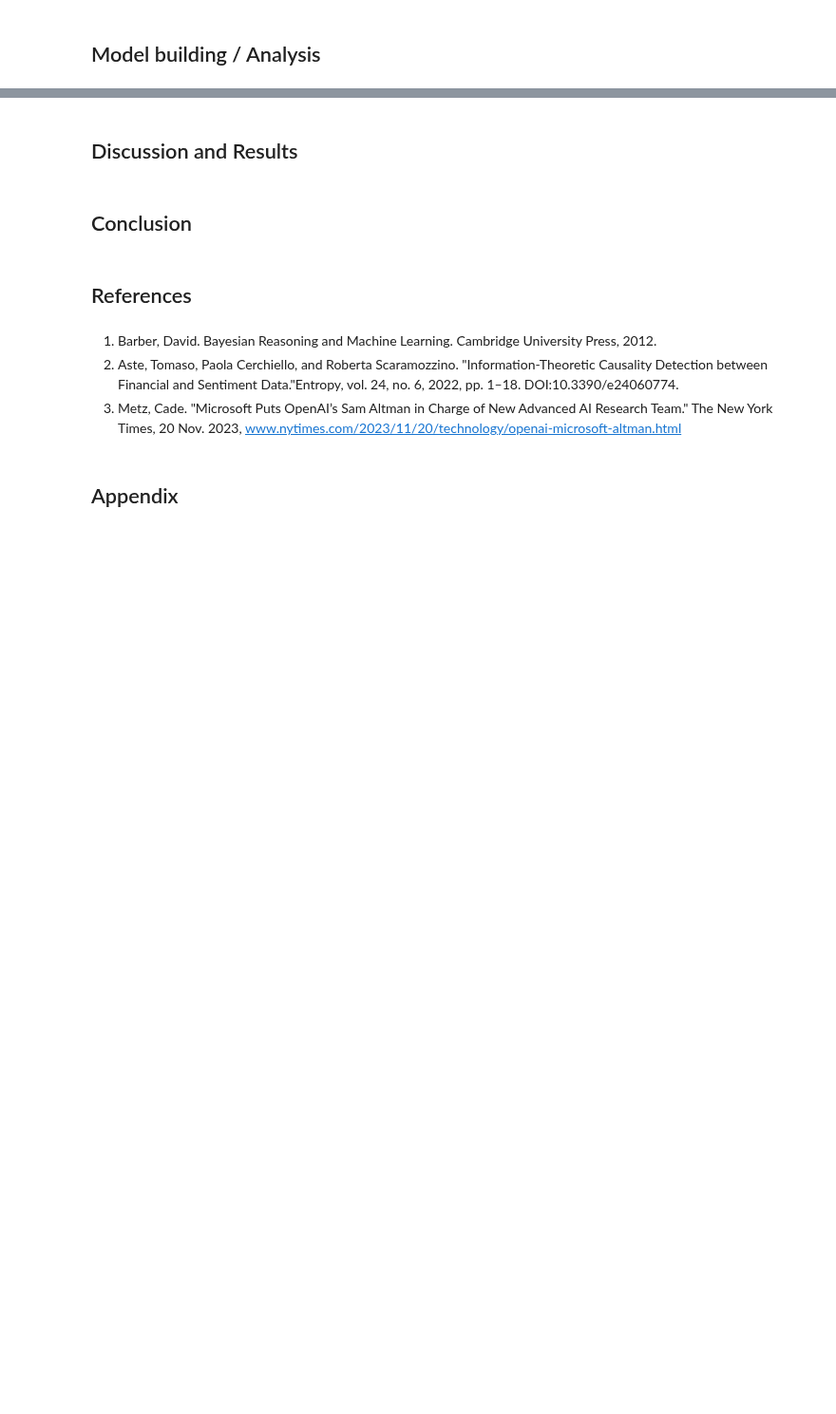
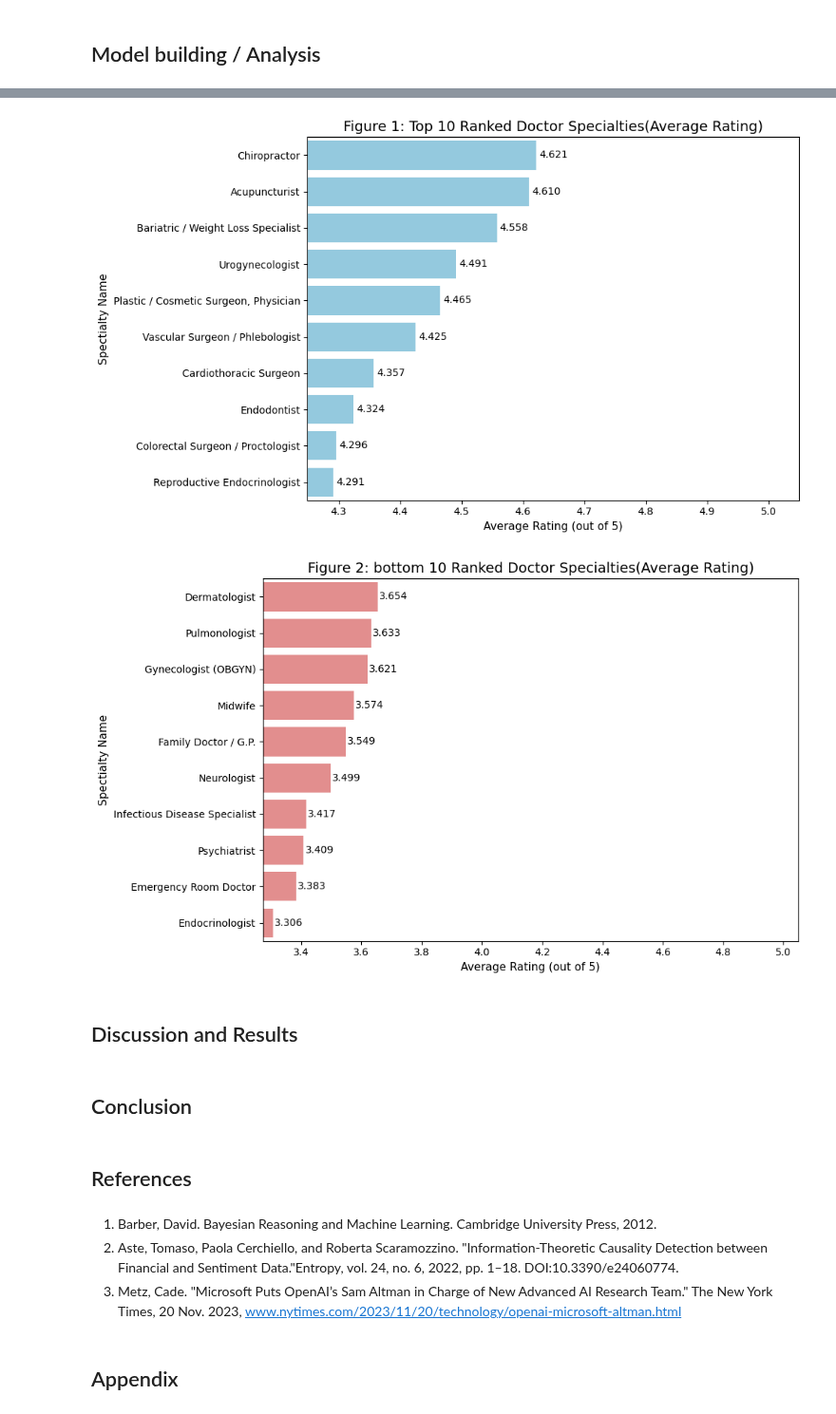
Before and after one commit to cis9650group7-boop/Group-7_Project1_HealthRateAnalysis, a Jupyter notebook: term_project_group7.ipynb, the cells around one changed output, grey strips where cells are left out. Shown at 95% size. Saved outputs shown, nothing was run; the diff lists cells and outputs as text; code cells hidden in the pictures; blank space fills up the shorter version.

Commit message:
Created Top 10 and Bottom 10 Bar Chart

```diff
--- a/term_project_group7.ipynb
+++ b/term_project_group7.ipynb
@@ -303,3 +292,83 @@ The 10th percentile rating count threshold: 165.25
+# %%
+# Model building for Insight 1: the differences in doctor ratings across different specialties
+# specialty_result_df is the dataframe already containing rows order by final_average_rating DESC
+
+# Top 10 Bar Chart
+# 1. Prepare Top 10 df
+top_10_df = specialty_result_df.head(10).copy()
+
+# 2. Sort the plotting data by rating ASC for correct chart display
+top_10_df = top_10_df.sort_values(by='final_average_rating', ascending=True)
+
+#3. Create Top 10 Horizontal Bar Chart
+plt.figure(figsize=(10,6))
+sns.barplot(
+    x = 'final_average_rating',
+    y = 'specialty_name',
+    data = top_10_df,
+    color = 'skyblue'
+)
+plt.title('Figure 1: Top 10 Ranked Doctor Specialties(Average Rating)', fontsize = 14)
+plt.xlabel('Average Rating (out of 5)', fontsize = 11)
+plt.ylabel('Spectialty Name', fontsize = 11)
+
+# Add value for each bar
+for index, value in enumerate(top_10_df['final_average_rating']):
+  plt.text(
+      value + 0.005,
+      index,
+      f'{value:.3f}',
+      ha = 'left',
+      va = 'center',
+      fontsize = 10
+  )
+
+# Invert the y-axis to show the highest rated specialty at the top
+plt.gca().invert_yaxis()
+plt.xlim(top_10_df['final_average_rating'].min() * 0.99, 5.05)
+plt.tight_layout()
+plt.show()
+
+
+
+# Bottom 10 Bar Chart
+# 1. Prepare bottom 10 df
+bottom_10_df = specialty_result_df.tail(10).copy()
+
+# 2. Sort the plotting data by rating ASC for correct chart display
+bottom_10_df = bottom_10_df.sort_values(by='final_average_rating', ascending=True)
+
+#3. Create Bottom 10 Horizontal Bar Chart
+plt.figure(figsize=(10,6))
+sns.barplot(
+    x = 'final_average_rating',
+    y = 'specialty_name',
+    data = bottom_10_df,
+    color = 'lightcoral'
+)
+plt.title('Figure 2: bottom 10 Ranked Doctor Specialties(Average Rating)', fontsize = 14)
+plt.xlabel('Average Rating (out of 5)', fontsize = 11)
+plt.ylabel('Spectialty Name', fontsize = 11)
+
+# Add value for each bar
+for index, value in enumerate(bottom_10_df['final_average_rating']):
+  plt.text(
+      value + 0.005,
+      index,
+      f'{value:.3f}',
+      ha = 'left',
+      va = 'center',
+      fontsize = 10
+  )
+
+# Invert the y-axis to show the highest rated specialty at the top
+plt.gca().invert_yaxis()
+plt.xlim(bottom_10_df['final_average_rating'].min() * 0.99, 5.05)
+plt.tight_layout()
+plt.show()
+# %% [output]
+[figure, added]
+[figure, added]
 # %% [markdown]
 ## Discussion and Results
 # %% [markdown]
```
Also changed, not shown: parts of 3 cells of this notebook.
